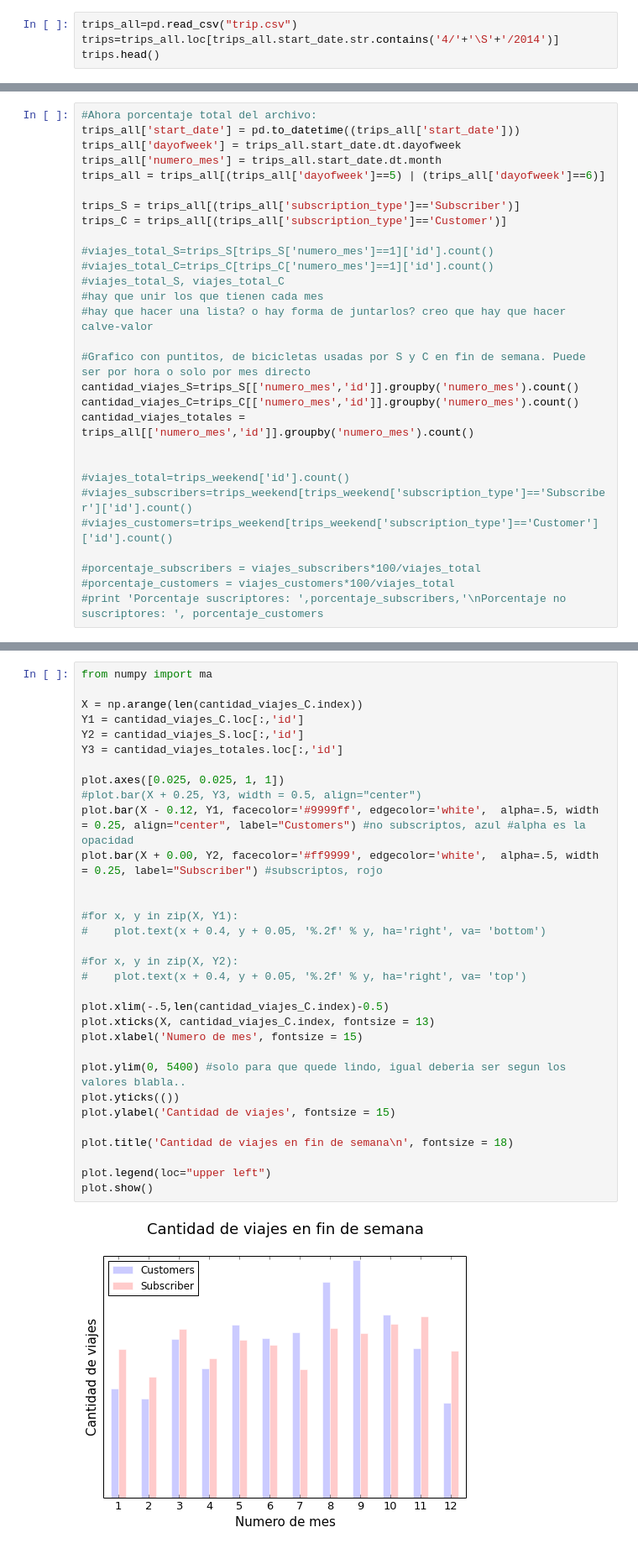
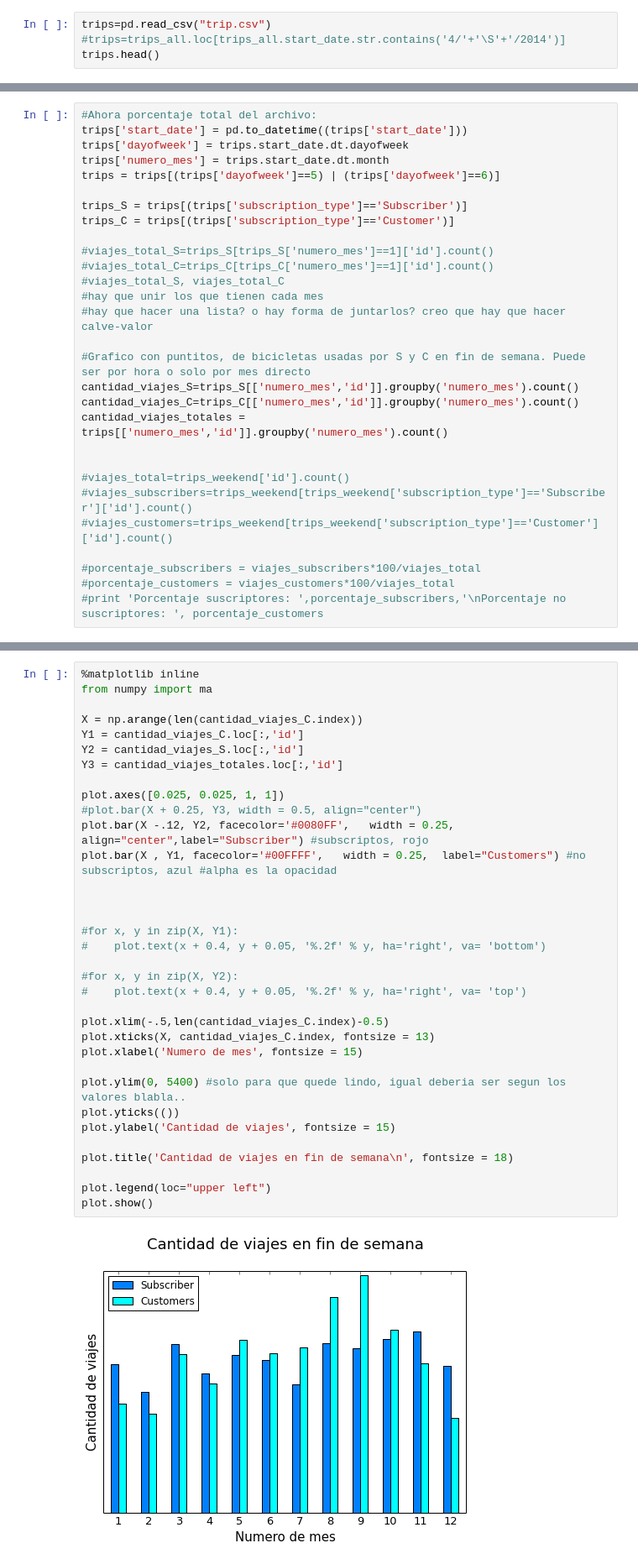
Before and after one commit to LeoCenturion/tp1_datos, a Jupyter notebook: Viajes_fin_de_semana.ipynb, the cells around one changed output, grey strips where cells are left out. Shown at 84% size. Cells and saved outputs as stored; diff of their text form.

```diff
--- a/Viajes_fin_de_semana.ipynb
+++ b/Viajes_fin_de_semana.ipynb
@@ -4,8 +4,8 @@ import matplotlib.pyplot as plot
 import pandas as pd
 import datetime as dt
 # %%
-trips_all=pd.read_csv("trip.csv")
-trips=trips_all.loc[trips_all.start_date.str.contains('4/'+'\S'+'/2014')]
+trips=pd.read_csv("trip.csv")
+#trips=trips_all.loc[trips_all.start_date.str.contains('4/'+'\S'+'/2014')]
 trips.head()
 # %% [output]
 |  | id | duration | start_date | start_station_name | start_station_id | end_date | end_station_name | ... |
@@ -83,13 +68,13 @@ plot.show()
 [figure]
 # %%
 #Ahora porcentaje total del archivo:
-trips_all['start_date'] = pd.to_datetime((trips_all['start_date']))
-trips_all['dayofweek'] = trips_all.start_date.dt.dayofweek
-trips_all['numero_mes'] = trips_all.start_date.dt.month
-trips_all = trips_all[(trips_all['dayofweek']==5) | (trips_all['dayofweek']==6)]
+trips['start_date'] = pd.to_datetime((trips['start_date']))
+trips['dayofweek'] = trips.start_date.dt.dayofweek
+trips['numero_mes'] = trips.start_date.dt.month
+trips = trips[(trips['dayofweek']==5) | (trips['dayofweek']==6)]
 
-trips_S = trips_all[(trips_all['subscription_type']=='Subscriber')]
-trips_C = trips_all[(trips_all['subscription_type']=='Customer')]
+trips_S = trips[(trips['subscription_type']=='Subscriber')]
+trips_C = trips[(trips['subscription_type']=='Customer')]
 
 #viajes_total_S=trips_S[trips_S['numero_mes']==1]['id'].count()
 #viajes_total_C=trips_C[trips_C['numero_mes']==1]['id'].count()
@@ -100,7 +85,7 @@ trips_C = trips_all[(trips_all['subscription_type']=='Customer')]
 #Grafico con puntitos, de bicicletas usadas por S y C en fin de semana. Puede ser por hora o solo por mes directo
 cantidad_viajes_S=trips_S[['numero_mes','id']].groupby('numero_mes').count()
 cantidad_viajes_C=trips_C[['numero_mes','id']].groupby('numero_mes').count()
-cantidad_viajes_totales = trips_all[['numero_mes','id']].groupby('numero_mes').count()
+cantidad_viajes_totales = trips[['numero_mes','id']].groupby('numero_mes').count()
 
 
 #viajes_total=trips_weekend['id'].count()
@@ -163,36 +148,38 @@ plot.show()
 # %% [output]
 [figure]
 # %%
+%matplotlib inline
 from numpy import ma
 
 X = np.arange(len(cantidad_viajes_C.index))
 Y1 = cantidad_viajes_C.loc[:,'id']
 Y2 = cantidad_viajes_S.loc[:,'id']
 Y3 = cantidad_viajes_totales.loc[:,'id']
 
 plot.axes([0.025, 0.025, 1, 1])
 #plot.bar(X + 0.25, Y3, width = 0.5, align="center")
-plot.bar(X - 0.12, Y1, facecolor='#9999ff', edgecolor='white',  alpha=.5, width = 0.25, align="center", label="Customers") #no subscriptos, azul #alpha es la opacidad
-plot.bar(X + 0.00, Y2, facecolor='#ff9999', edgecolor='white',  alpha=.5, width = 0.25, label="Subscriber") #subscriptos, rojo
+plot.bar(X -.12, Y2, facecolor='#0080FF',   width = 0.25, align="center",label="Subscriber") #subscriptos, rojo
+plot.bar(X , Y1, facecolor='#00FFFF',   width = 0.25,  label="Customers") #no subscriptos, azul #alpha es la opacidad
+
 
 
 #for x, y in zip(X, Y1):
 #    plot.text(x + 0.4, y + 0.05, '%.2f' % y, ha='right', va= 'bottom')
 
 #for x, y in zip(X, Y2):
 #    plot.text(x + 0.4, y + 0.05, '%.2f' % y, ha='right', va= 'top')
 
 plot.xlim(-.5,len(cantidad_viajes_C.index)-0.5)
 plot.xticks(X, cantidad_viajes_C.index, fontsize = 13)
 plot.xlabel('Numero de mes', fontsize = 15)
 
 plot.ylim(0, 5400) #solo para que quede lindo, igual deberia ser segun los valores blabla..
 plot.yticks(())
 plot.ylabel('Cantidad de viajes', fontsize = 15)
 
 plot.title('Cantidad de viajes en fin de semana\n', fontsize = 18)
 
 plot.legend(loc="upper left")
 plot.show()
 # %% [output]
-[figure, old version]
+[figure, new version]
```
Also changed, not shown: parts of 2 cells of this notebook, 2 other files.
